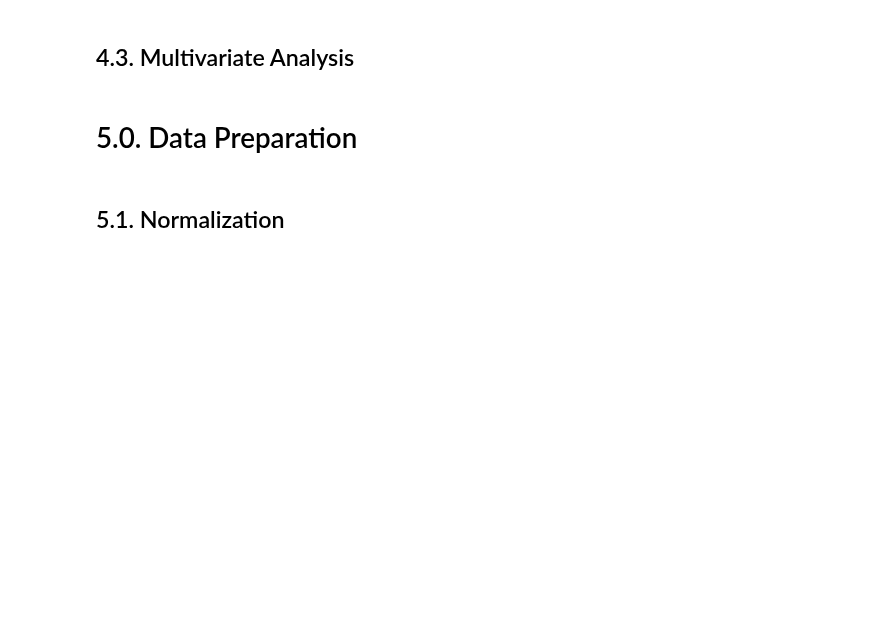
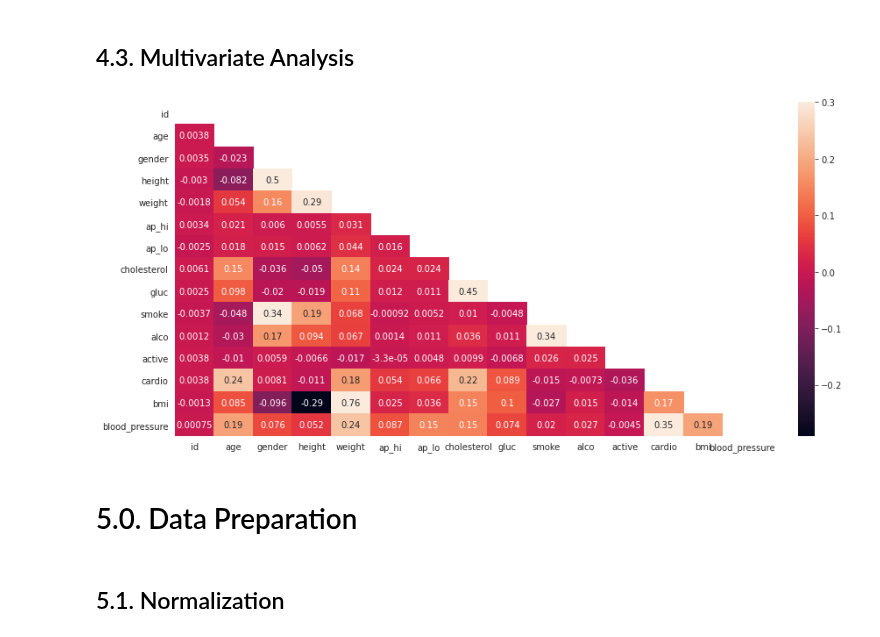
Before and after one commit to HenriqueCR1291/cardio_catch_diseases, a Jupyter notebook: m05_cardio_catch_diseases.ipynb, the cells around one changed output. Cells and saved outputs as stored; diff of their text form; code cells hidden in the pictures; blank space fills up the shorter version.

```diff
--- a/m05_cardio_catch_diseases.ipynb
+++ b/m05_cardio_catch_diseases.ipynb
@@ -407,0 +408,26 @@ upper
+# %%
+#calculate summary statistics
+data_mean, data_std = m['mean'][6], m['std'][6]
+#identify outliers
+cut_off = data_std * 3
+lower, upper = data_mean - cut_off, data_mean + cut_off
+#identify outliers
+df3['outliers'] = ''
+df3['outliers'] = df3.apply(lambda x: 'outlier' if (x['ap_lo'] < lower or x['ap_lo'] > upper) else '', axis=1)
+
+#remove outliers
+df3 = df3[(df3['outliers'] != 'outlier')]
+# %%
+#calculate summary statistics
+data_mean, data_std = m['mean'][13], m['std'][13]
+#identify outliers
+cut_off = data_std * 3
+lower, upper = data_mean - cut_off, data_mean + cut_off
+#identify outliers
+df3['outliers'] = ''
+df3['outliers'] = df3.apply(lambda x: 'outlier' if (x['bmi'] < lower or x['bmi'] > upper) else '', axis=1)
+
+#remove outliers
+df3 = df3[(df3['outliers'] != 'outlier')]
+
+df3 = df3.drop('outliers', 1)
@@ -942,9 +1154,17 @@ plt.show()
 ## 4.3. Multivariate Analysis
 # %%
 correlations = df4.corr(method='pearson')
-fig_dims = (15, 7)
-fig, ax = plt.subplots(figsize=fig_dims)
-sns.heatmap(correlations,ax=ax, annot=True);
+mask = np.zeros_like(correlations)
+mask[np.triu_indices_from(mask)] = True
+#fig_dims = (15, 7)
+#fig, ax = plt.subplots(figsize=fig_dims)
+#sns.heatmap(correlations,ax=ax, annot=True);
+
+with sns.axes_style("white"):
+    f, ax = plt.subplots(figsize=(15, 7))
+    ax = sns.heatmap(correlations, mask=mask, vmax=.3, annot=True)
+# %% [output]
+[figure, added]
 # %% [markdown]
 # 5.0. Data Preparation
 # %%
```
Also changed, not shown: parts of 46 cells of this notebook.
